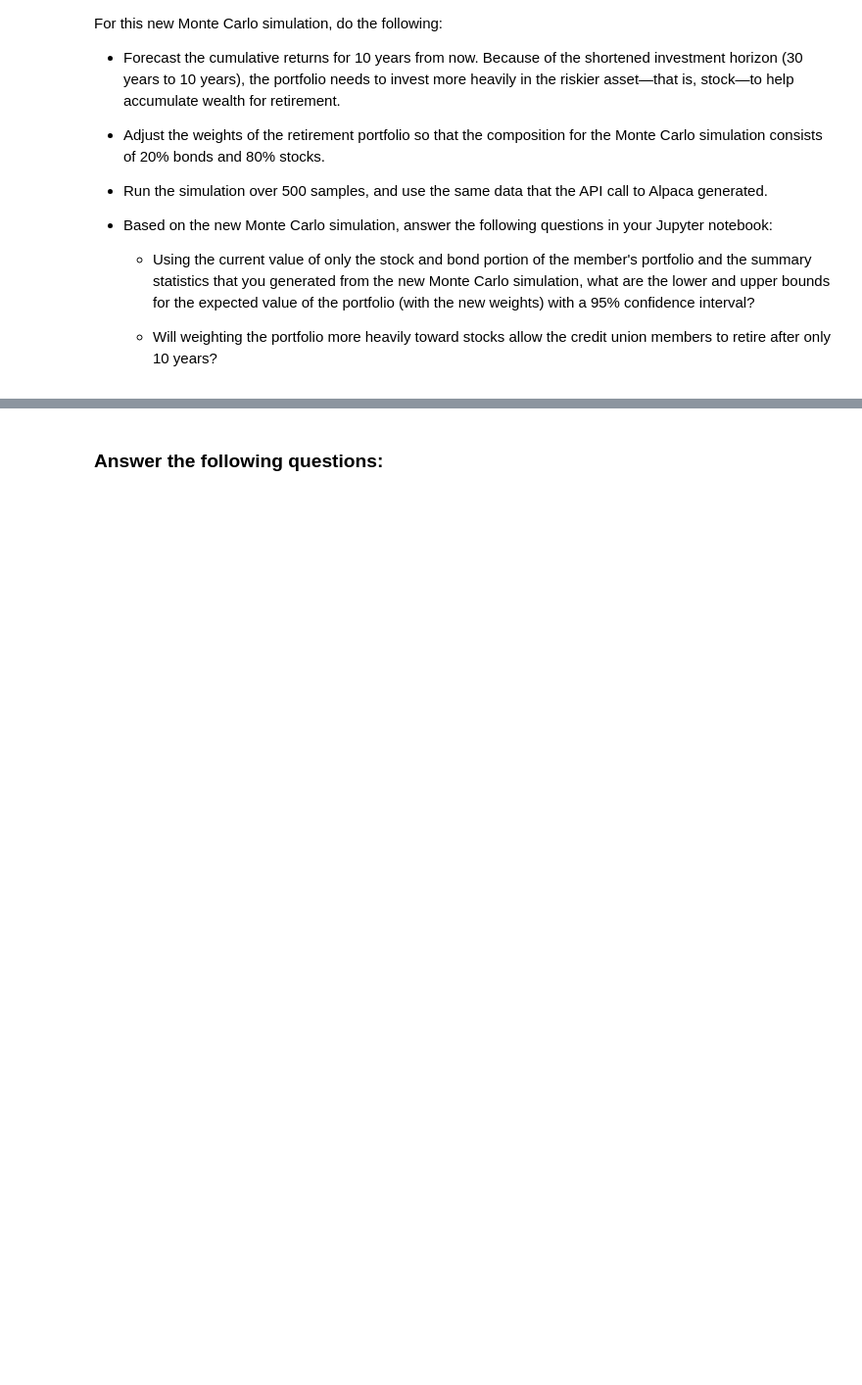
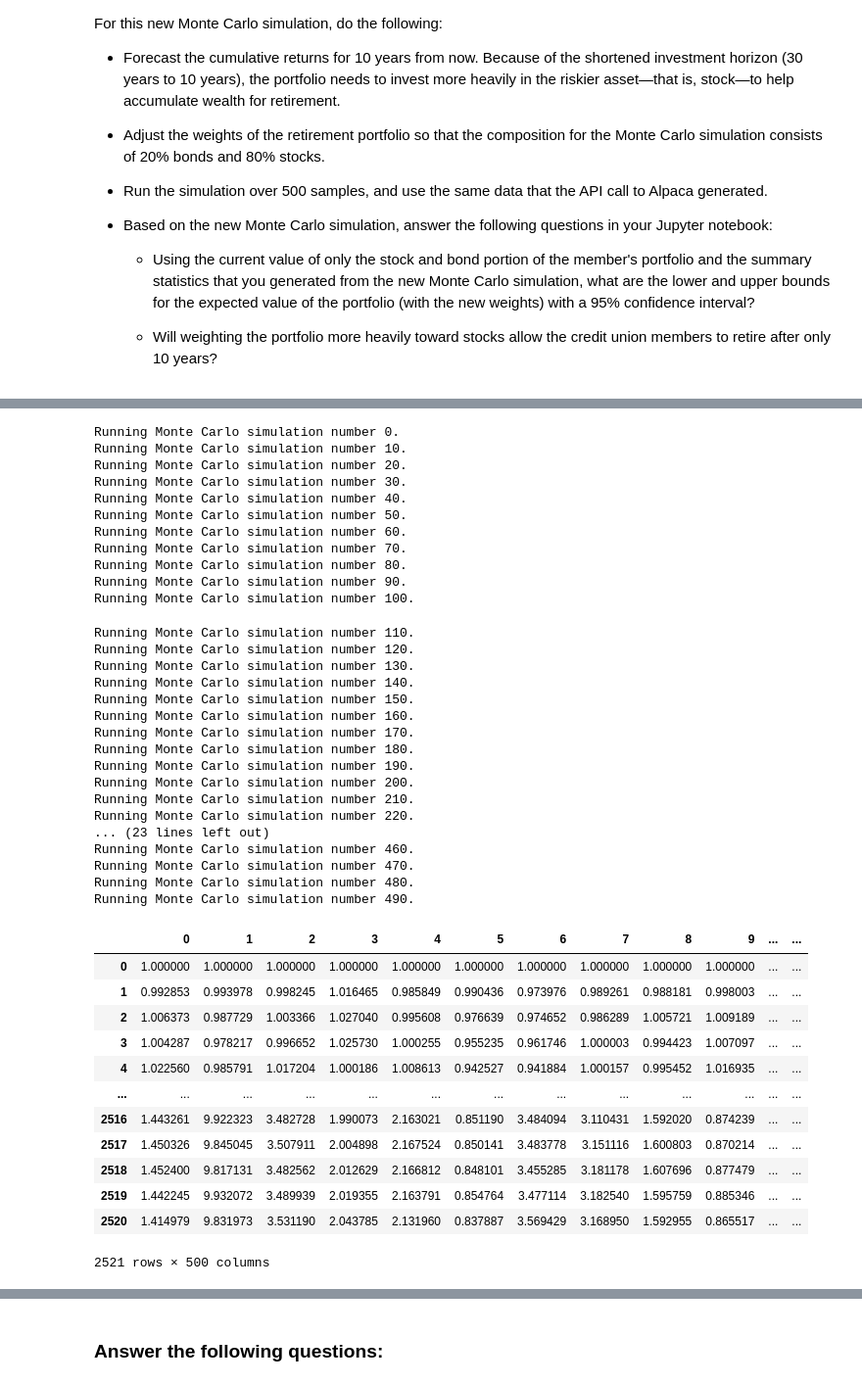
Before and after one commit to jojomani/financial_planner_tools, a Jupyter notebook: financial_planning_tools.ipynb, the cells around one changed output, grey strips where cells are left out. Shown: that part at 98% size. Drawn from its saved outputs; the diff is of its cells as text; code cells hidden in the pictures; blank space fills up the shorter version.

```diff
--- a/financial_planning_tools.ipynb
+++ b/financial_planning_tools.ipynb
@@ -601,6 +642,48 @@ For this new Monte Carlo simulation, do the following:
 # %%
 # Run the Monte Carlo simulation to forecast 10 years cumulative returns
-# YOUR CODE HERE
+ten_year_simulation.calc_cumulative_return()
+# %% [output]
+Running Monte Carlo simulation number 0.
+Running Monte Carlo simulation number 10.
+Running Monte Carlo simulation number 20.
+Running Monte Carlo simulation number 30.
+Running Monte Carlo simulation number 40.
+Running Monte Carlo simulation number 50.
+Running Monte Carlo simulation number 60.
+Running Monte Carlo simulation number 70.
+Running Monte Carlo simulation number 80.
+Running Monte Carlo simulation number 90.
+Running Monte Carlo simulation number 100.
+Running Monte Carlo simulation number 110.
+Running Monte Carlo simulation number 120.
+Running Monte Carlo simulation number 130.
+Running Monte Carlo simulation number 140.
+Running Monte Carlo simulation number 150.
+Running Monte Carlo simulation number 160.
+Running Monte Carlo simulation number 170.
+Running Monte Carlo simulation number 180.
+Running Monte Carlo simulation number 190.
+Running Monte Carlo simulation number 200.
+Running Monte Carlo simulation number 210.
+Running Monte Carlo simulation number 220.
+... (23 lines left out)
+Running Monte Carlo simulation number 460.
+Running Monte Carlo simulation number 470.
+Running Monte Carlo simulation number 480.
+Running Monte Carlo simulation number 490.
+|  | 0 | 1 | 2 | 3 | 4 | 5 | 6 | 7 | 8 | 9 | ... | ... |
+| 0 | 1.000000 | 1.000000 | 1.000000 | 1.000000 | 1.000000 | 1.000000 | 1.000000 | 1.000000 | 1.000000 | 1.000000 | ... | ... |
+| 1 | 0.992853 | 0.993978 | 0.998245 | 1.016465 | 0.985849 | 0.990436 | 0.973976 | 0.989261 | 0.988181 | 0.998003 | ... | ... |
+| 2 | 1.006373 | 0.987729 | 1.003366 | 1.027040 | 0.995608 | 0.976639 | 0.974652 | 0.986289 | 1.005721 | 1.009189 | ... | ... |
+| 3 | 1.004287 | 0.978217 | 0.996652 | 1.025730 | 1.000255 | 0.955235 | 0.961746 | 1.000003 | 0.994423 | 1.007097 | ... | ... |
+| 4 | 1.022560 | 0.985791 | 1.017204 | 1.000186 | 1.008613 | 0.942527 | 0.941884 | 1.000157 | 0.995452 | 1.016935 | ... | ... |
+| ... | ... | ... | ... | ... | ... | ... | ... | ... | ... | ... | ... | ... |
+| 2516 | 1.443261 | 9.922323 | 3.482728 | 1.990073 | 2.163021 | 0.851190 | 3.484094 | 3.110431 | 1.592020 | 0.874239 | ... | ... |
+| 2517 | 1.450326 | 9.845045 | 3.507911 | 2.004898 | 2.167524 | 0.850141 | 3.483778 | 3.151116 | 1.600803 | 0.870214 | ... | ... |
+| 2518 | 1.452400 | 9.817131 | 3.482562 | 2.012629 | 2.166812 | 0.848101 | 3.455285 | 3.181178 | 1.607696 | 0.877479 | ... | ... |
+| 2519 | 1.442245 | 9.932072 | 3.489939 | 2.019355 | 2.163791 | 0.854764 | 3.477114 | 3.182540 | 1.595759 | 0.885346 | ... | ... |
+| 2520 | 1.414979 | 9.831973 | 3.531190 | 2.043785 | 2.131960 | 0.837887 | 3.569429 | 3.168950 | 1.592955 | 0.865517 | ... | ... |
+2521 rows × 500 columns
 # %%
 # Visualize the 10-year Monte Carlo simulation by creating an
 # overlay line plot
```
Also changed, not shown: parts of 13 cells of this notebook.
